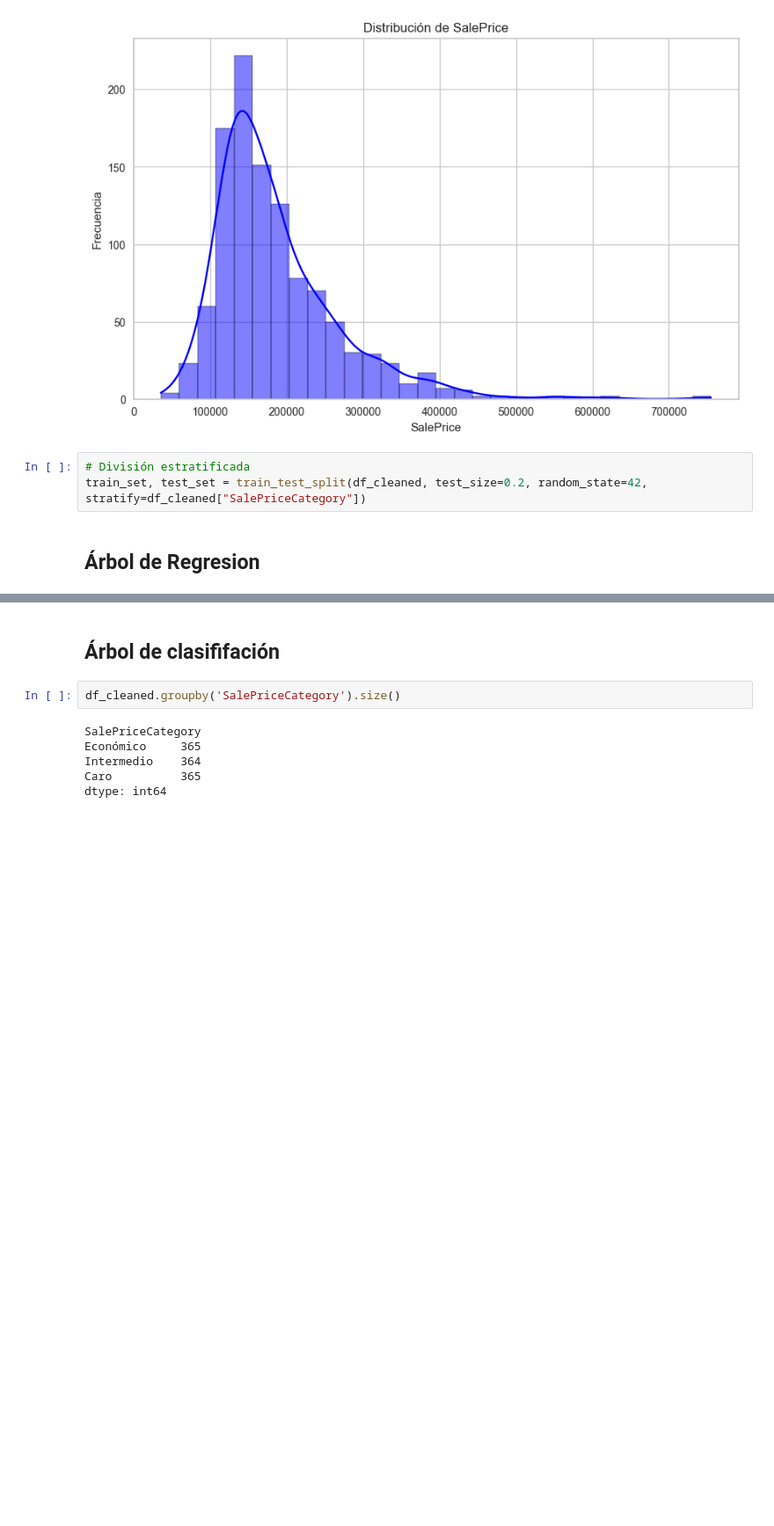
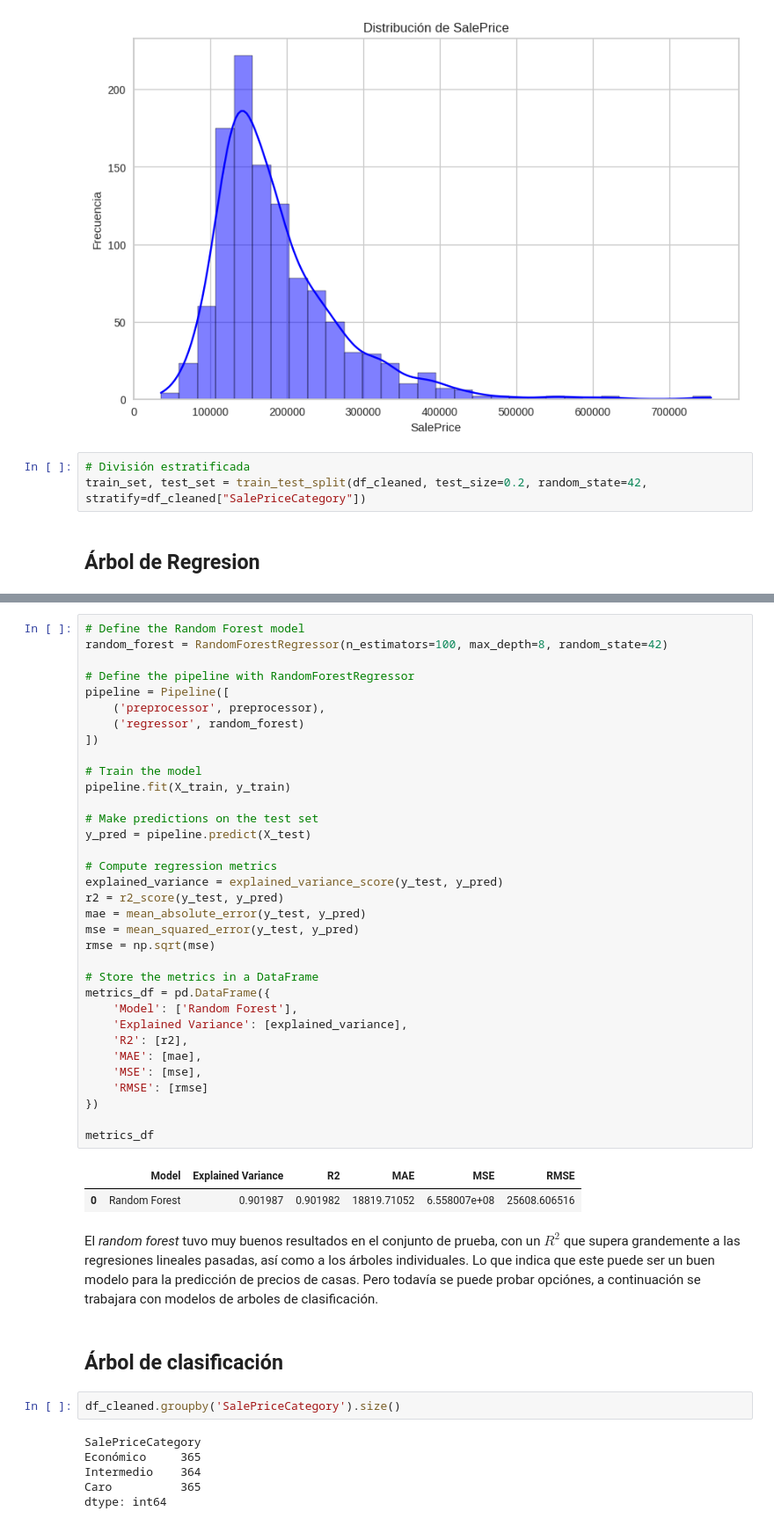
Before and after one commit to DanielRasho/MD-Proyecto2, a Jupyter notebook: decisionTreeReport.ipynb, the cells around one changed output, grey strips where cells are left out. Shown: that part at 88% size. Cells and saved outputs as stored; diff of their text form; blank space fills up the shorter version.

```diff
--- a/decisionTreeReport.ipynb
+++ b/decisionTreeReport.ipynb
@@ -228,5 +322,44 @@ train_set, test_set = train_test_split(df_cleaned, test_size=0.2, random_state=4
+# %%
+# Define the Random Forest model
+random_forest = RandomForestRegressor(n_estimators=100, max_depth=8, random_state=42)
+
+# Define the pipeline with RandomForestRegressor
+pipeline = Pipeline([
+    ('preprocessor', preprocessor),
+    ('regressor', random_forest)
+])
+
+# Train the model
+pipeline.fit(X_train, y_train)
+
+# Make predictions on the test set
+y_pred = pipeline.predict(X_test)
+
+# Compute regression metrics
+explained_variance = explained_variance_score(y_test, y_pred)
+r2 = r2_score(y_test, y_pred)
+mae = mean_absolute_error(y_test, y_pred)
+mse = mean_squared_error(y_test, y_pred)
+rmse = np.sqrt(mse)
+
+# Store the metrics in a DataFrame
+metrics_df = pd.DataFrame({
+    'Model': ['Random Forest'],
+    'Explained Variance': [explained_variance],
+    'R2': [r2],
+    'MAE': [mae],
+    'MSE': [mse],
+    'RMSE': [rmse]
+})
+
+metrics_df
+# %% [output]
+|  | Model | Explained Variance | R2 | MAE | MSE | RMSE |
+| 0 | Random Forest | 0.901987 | 0.901982 | 18819.71052 | 6.558007e+08 | 25608.606516 |
+# %% [markdown]
+El _random forest_ tuvo muy buenos resultados en el conjunto de prueba, con un $R^2$ que supera grandemente a las regresiones lineales pasadas, así como a los árboles individuales. Lo que indica que este puede ser un buen modelo para la predicción de precios de casas. Pero todavía se puede probar opciónes, a continuación se trabajara con modelos de arboles de clasificación.
 # %% [markdown]
-## Árbol de clasififación
+## Árbol de clasificación
 # %%
 df_cleaned.groupby('SalePriceCategory').size()
 # %% [output]
```
Also changed, not shown: parts of 11 cells of this notebook.
